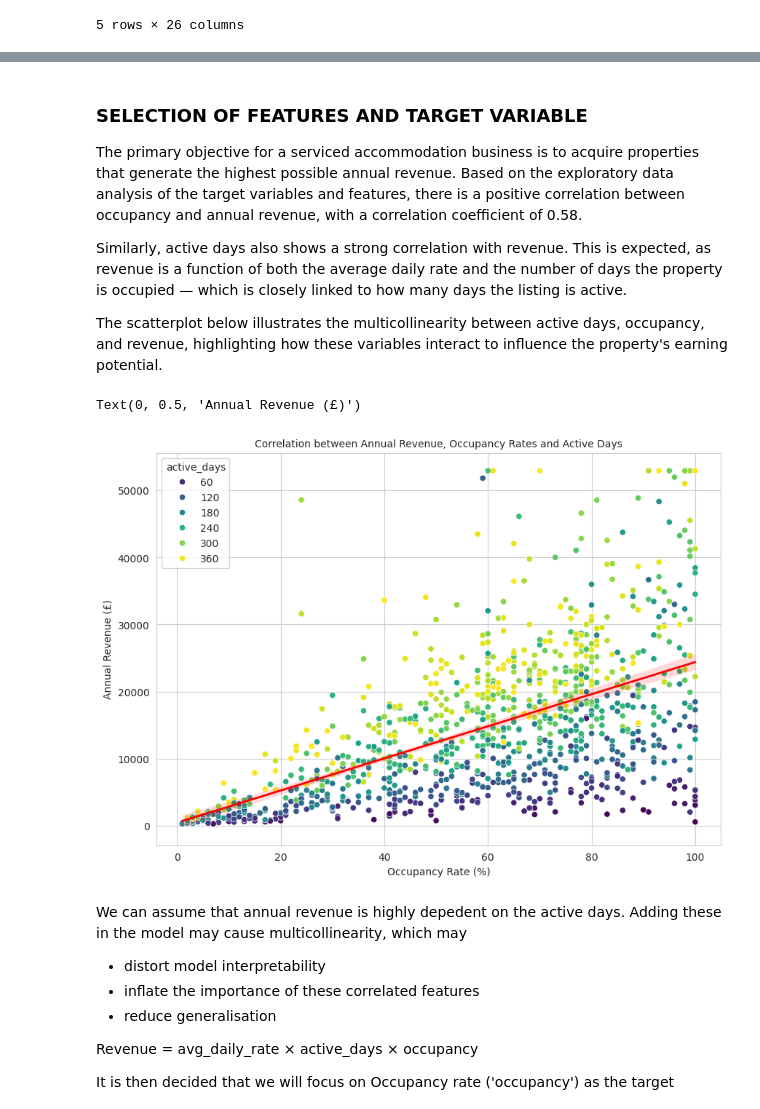
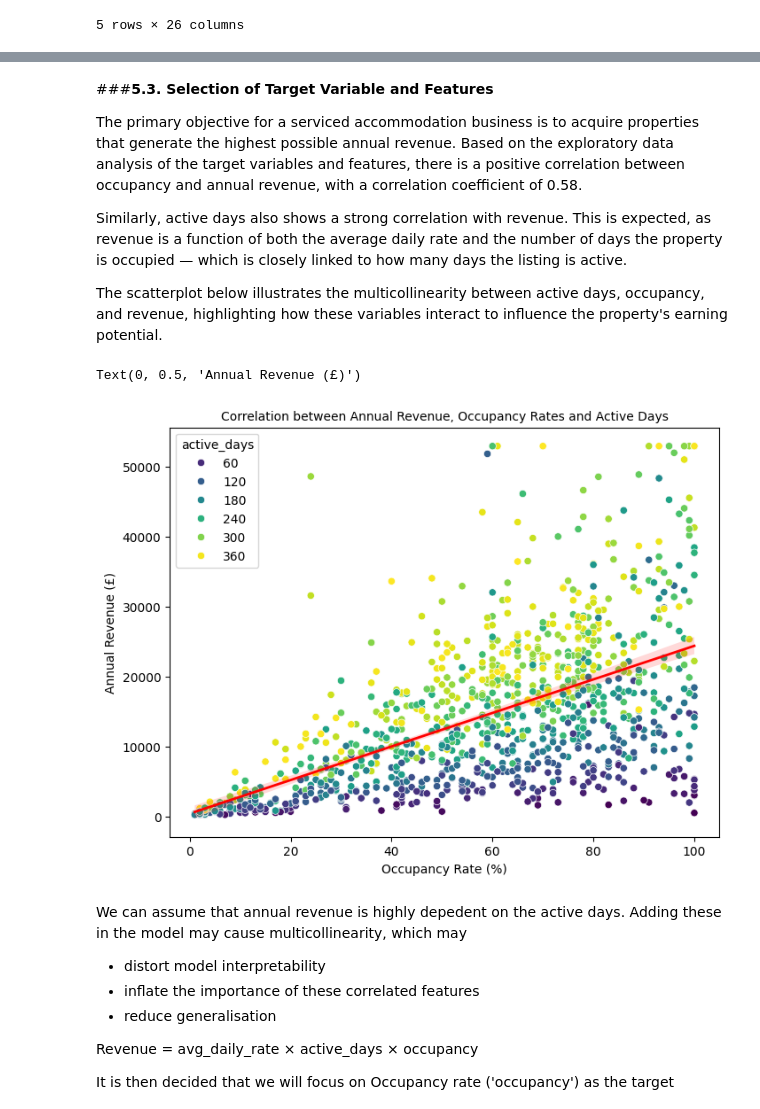
Before and after one commit to AvChilds/serviced_accommodation_ML_project, a Jupyter notebook: masters_assignment_2.ipynb, the cells around one changed output, grey strips where cells are left out. Saved outputs shown, nothing was run; the diff lists cells and outputs as text; code cells hidden in the pictures.

```diff
--- a/masters_assignment_2.ipynb
+++ b/masters_assignment_2.ipynb
@@ -382,0 +400,4 @@ zero_rating
+# %%
+#calculating median, and replacing NaNs and zeros with the median rating
+median_reviews=valid_num_reviews.median()
+data["num_reviews"] = data["num_reviews"].apply(lambda x: median_rating if pd.isna(x) or x == 0 else x)
@@ -1084,5 +1117,5 @@ We will compare their performance using metrics like accuracy, precision, recall
 # %% [markdown]
-### **SELECTION OF FEATURES AND TARGET VARIABLE**
+###**5.3. Selection of Target Variable and Features**
 
 The primary objective for a serviced accommodation business is to acquire properties that generate the highest possible annual revenue.
 Based on the exploratory data analysis of the target variables and features, there is a positive correlation between occupancy and annual revenue, with a correlation coefficient of 0.58.
@@ -1092,18 +1125,18 @@ Similarly, active days also shows a strong correlation with revenue. This is exp
 The scatterplot below illustrates the multicollinearity between active days, occupancy, and revenue, highlighting how these variables interact to influence the property's earning potential.
 # %%
 #scatterplot to show correlation between occupancy and revenue
-plt.figure(figsize = (10, 7))
+plt.figure(figsize = (8, 6))
 plt.title('Correlation between Annual Revenue, Occupancy Rates and Active Days', fontsize=10)
 
 sns.scatterplot(data=data, x= 'occupancy', y='year_revenue', hue='active_days', palette='viridis')
 
 sns.regplot(data=data, x='occupancy', y='year_revenue', scatter=False, color='red', line_kws={'linewidth': 2, 'label': 'Trendline'})
 
 plt.xlabel('Occupancy Rate (%)')
 plt.ylabel('Annual Revenue (£)')
 # %% [output]
 Text(0, 0.5, 'Annual Revenue (£)')
-[figure, old version]
+[figure, new version]
 # %% [markdown]
 We can assume that annual revenue is highly depedent on the active days. Adding these in the model may cause multicollinearity, which may
 - distort model interpretability
```
Also changed, not shown: parts of 144 cells of this notebook.
